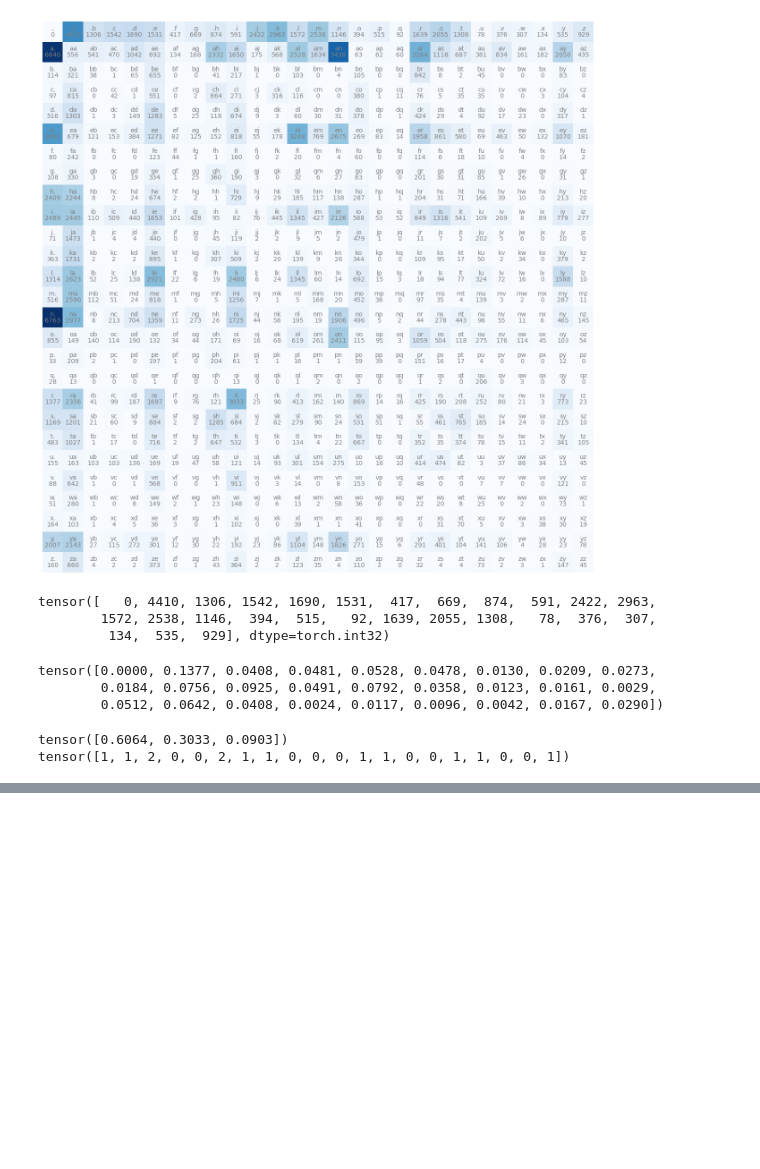
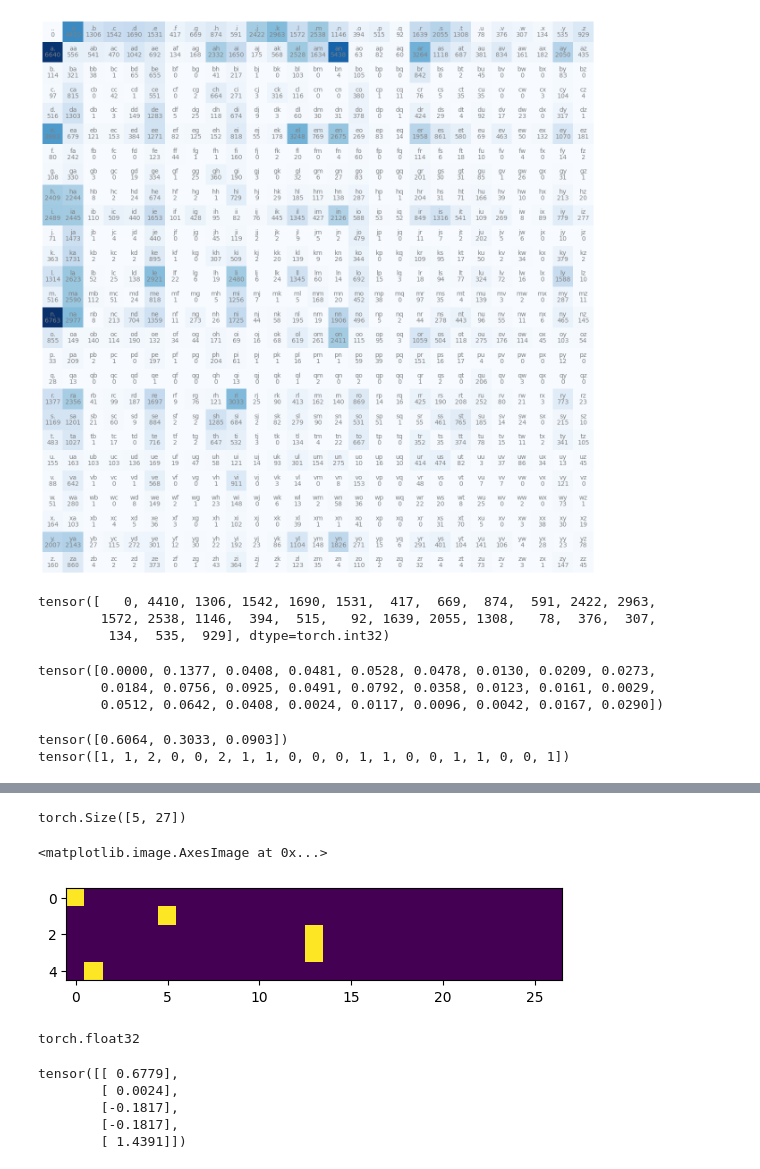
Before and after one commit to peckmamba/makemore, a Jupyter notebook: 2.makemore.ipynb, the cells around one changed output, grey strips where cells are left out. Cells and saved outputs as stored; diff of their text form; code cells hidden in the pictures; blank space fills up the shorter version.

```diff
--- a/2.makemore.ipynb
+++ b/2.makemore.ipynb
@@ -253,0 +302,12 @@ e
+# %%
+# Now we would like to get an idea of how accurate our bigrams model is, a score.
+
+for w in words[:3]:
+    chs = ['.'] + list(w) + ['.']
+    for ch1, ch2 in zip(chs, chs[1:]):
+        ix1 = stoi[ch1]
+        ix2 = stoi[ch2]
+        prob = P[ix1, ix2]
+        print(f'{ch1}{ch2}: {prob:.4f}')
+
+# let's take a look at the probabilities of the bigrams for the first 3 names
@@ -253,0 +405,16 @@ e
+# %%
+# create training set of all the bigrams.
+xs, ys, = [], [] #1st letter is x, 2nd letter is y
+
+for w in words[:1]:
+    chs = ['.'] + list(w) + ['.']
+    for ch1, ch2 in zip(chs, chs[1:]):
+        ix1 = stoi[ch1]
+        ix2 = stoi[ch2]
+        print(ch1, ch2)
+        xs.append(ix1) # we're doing it in list format, . = 0, a=1 ... z=26
+        ys.append(ix2)
+
+# we actually don't want lists, we want tensors
+xs = torch.tensor(xs)
+ys = torch.tensor(ys)
@@ -253,0 +435,10 @@ e
+# %%
+# so we have the integer indexes... but we can't just plug those into a NN
+# my eg. If you had an a and z, then the mean prediction would be an m...
+
+# so we use one-hot encoding!
+# so 13 would be a 27 long vector of zeros where 13th position is a 1
+
+import torch.nn.functional as F
+xenc = F.one_hot(xs, num_classes=27).float() # cast to float because we can't feed int into NNs!
+xenc
@@ -253,0 +456,31 @@ e
+# %%
+xenc.shape
+# %% [output]
+torch.Size([5, 27])
+# %%
+plt.imshow(xenc)
+# %% [output]
+<matplotlib.image.AxesImage at 0x...>
+[figure, added]
+# %%
+xenc.dtype
+# %% [output]
+torch.float32
+# %%
+# now let's construct our first neuron
+# it will look at these input vectors (xenc)
+# then apply w * xenc + b
+
+# initialise the weights
+W = torch.randn((27,1))
+# print(W)
+
+# now do xenc * W
+xenc @ W # @ is the matrix multiplication operation in pytorch
+#  (5,27) * (27,1) = (5,1) result!
+# %% [output]
+tensor([[ 0.6779],
+        [ 0.0024],
+        [-0.1817],
+        [-0.1817],
+        [ 1.4391]])
```
Also changed, not shown: parts of 41 cells of this notebook.
